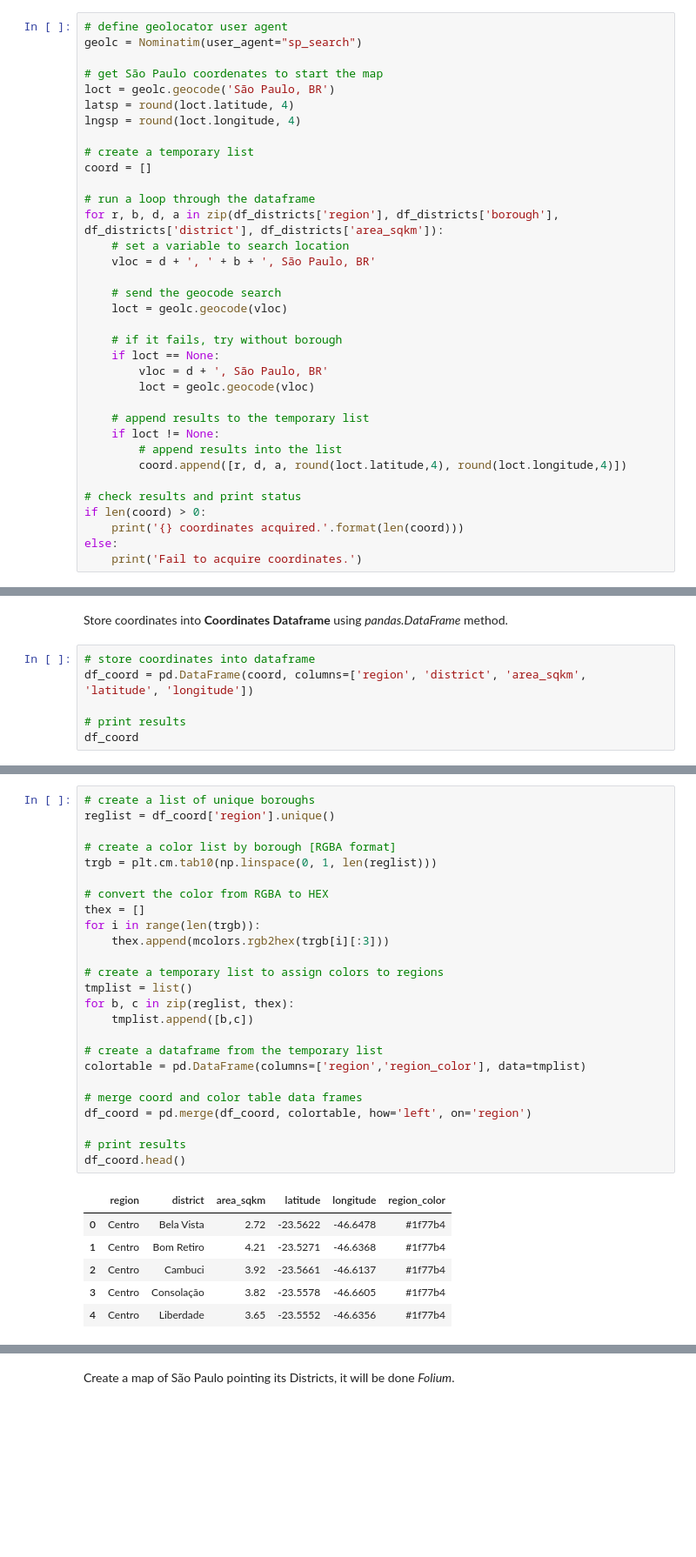
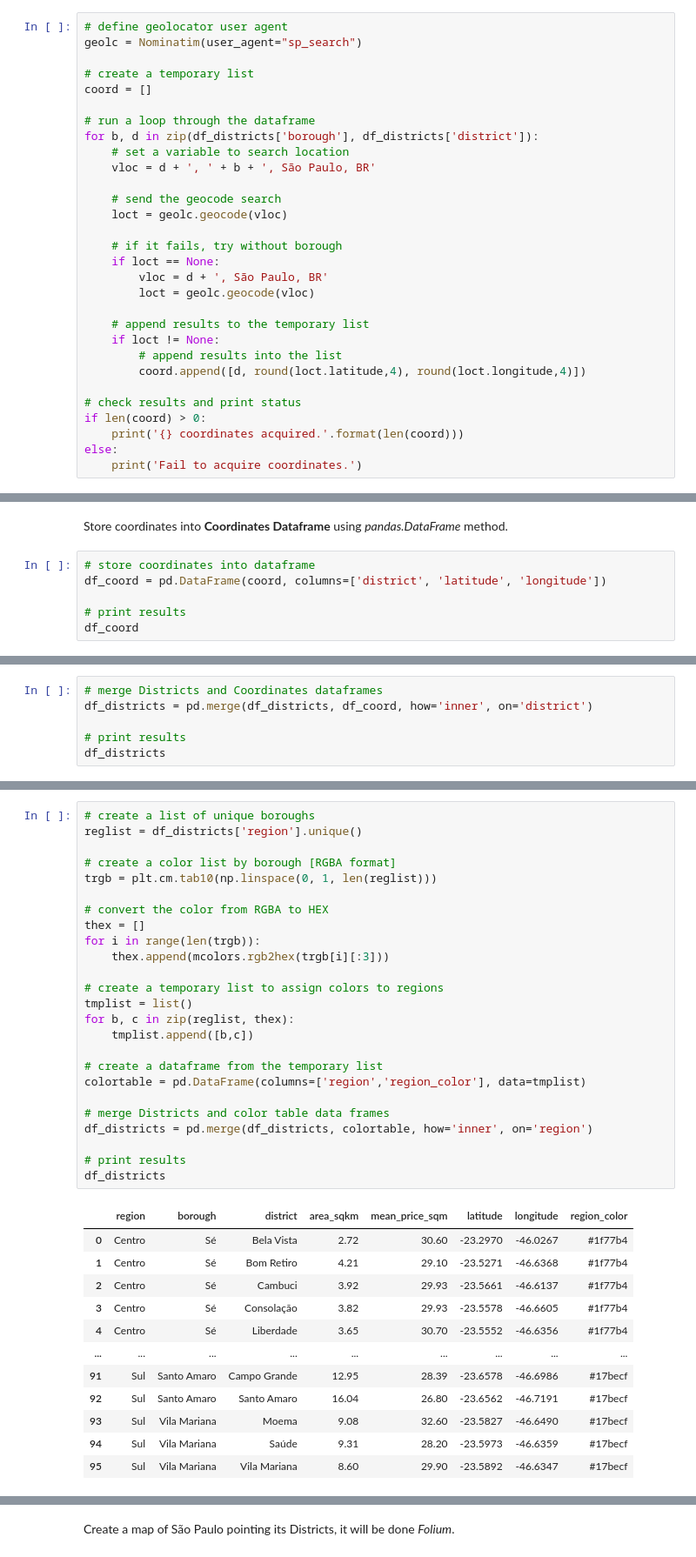
Before and after one commit to sjsilvabr/Coursera_Capstone, a Jupyter notebook: Capstone_Notebook.ipynb, the cells around one changed output, grey strips where cells are left out. Shown at 87% size. Saved outputs shown, nothing was run; the diff lists cells and outputs as text; blank space fills up the shorter version.

```diff
--- a/Capstone_Notebook.ipynb
+++ b/Capstone_Notebook.ipynb
@@ -1329,17 +1324,12 @@ To point the districts on the map, their coordinates are required. Get districts
 # %%
 # define geolocator user agent
 geolc = Nominatim(user_agent="sp_search")
-
-# get São Paulo coordenates to start the map
-loct = geolc.geocode('São Paulo, BR')
-latsp = round(loct.latitude, 4)
-lngsp = round(loct.longitude, 4)
 
 # create a temporary list
 coord = []
 
 # run a loop through the dataframe
-for r, b, d, a in zip(df_districts['region'], df_districts['borough'], df_districts['district'], df_districts['area_sqkm']):
+for b, d in zip(df_districts['borough'], df_districts['district']):
     # set a variable to search location
     vloc = d + ', ' + b + ', São Paulo, BR'
 
@@ -1354,7 +1344,7 @@ for r, b, d, a in zip(df_districts['region'], df_districts['borough'], df_distri
     # append results to the temporary list
     if loct != None:
         # append results into the list
-        coord.append([r, d, a, round(loct.latitude,4), round(loct.longitude,4)])
+        coord.append([d, round(loct.latitude,4), round(loct.longitude,4)])
 
 # check results and print status
 if len(coord) > 0:
@@ -1367,7 +1357,7 @@ else:
 Store coordinates into __Coordinates Dataframe__ using _pandas.DataFrame_ method.
 # %%
 # store coordinates into dataframe
-df_coord = pd.DataFrame(coord, columns=['region', 'district', 'area_sqkm', 'latitude', 'longitude'])
+df_coord = pd.DataFrame(coord, columns=['district', 'latitude', 'longitude'])
 
 # print results
 df_coord
@@ -1387,0 +1380,6 @@ df_coord
+# %%
+# merge Districts and Coordinates dataframes
+df_districts = pd.merge(df_districts, df_coord, how='inner', on='district')
+
+# print results
+df_districts
@@ -1390,32 +1402,38 @@ Define a __regions color table__ for better visualization on the map. Color defi
 # %%
 # create a list of unique boroughs
-reglist = df_coord['region'].unique()
+reglist = df_districts['region'].unique()
 
 # create a color list by borough [RGBA format]
 trgb = plt.cm.tab10(np.linspace(0, 1, len(reglist)))
 
 # convert the color from RGBA to HEX
 thex = []
 for i in range(len(trgb)):
     thex.append(mcolors.rgb2hex(trgb[i][:3]))
 
 # create a temporary list to assign colors to regions
 tmplist = list()
 for b, c in zip(reglist, thex):
     tmplist.append([b,c])
 
 # create a dataframe from the temporary list
 colortable = pd.DataFrame(columns=['region','region_color'], data=tmplist)
 
-# merge coord and color table data frames
-df_coord = pd.merge(df_coord, colortable, how='left', on='region')
+# merge Districts and color table data frames
+df_districts = pd.merge(df_districts, colortable, how='inner', on='region')
 
 # print results
-df_coord.head()
+df_districts
 # %% [output]
-|  | region | district | area_sqkm | latitude | longitude | region_color |
-| 0 | Centro | Bela Vista | 2.72 | -23.5622 | -46.6478 | #1f77b4 |
-| 1 | Centro | Bom Retiro | 4.21 | -23.5271 | -46.6368 | #1f77b4 |
-| 2 | Centro | Cambuci | 3.92 | -23.5661 | -46.6137 | #1f77b4 |
-| 3 | Centro | Consolação | 3.82 | -23.5578 | -46.6605 | #1f77b4 |
-| 4 | Centro | Liberdade | 3.65 | -23.5552 | -46.6356 | #1f77b4 |
+|  | region | borough | district | area_sqkm | mean_price_sqm | latitude | longitude | region_color |
+| 0 | Centro | Sé | Bela Vista | 2.72 | 30.60 | -23.2970 | -46.0267 | #1f77b4 |
+| 1 | Centro | Sé | Bom Retiro | 4.21 | 29.10 | -23.5271 | -46.6368 | #1f77b4 |
+| 2 | Centro | Sé | Cambuci | 3.92 | 29.93 | -23.5661 | -46.6137 | #1f77b4 |
+| 3 | Centro | Sé | Consolação | 3.82 | 29.93 | -23.5578 | -46.6605 | #1f77b4 |
+| 4 | Centro | Sé | Liberdade | 3.65 | 30.70 | -23.5552 | -46.6356 | #1f77b4 |
+| ... | ... | ... | ... | ... | ... | ... | ... | ... |
+| 91 | Sul | Santo Amaro | Campo Grande | 12.95 | 28.39 | -23.6578 | -46.6986 | #17becf |
+| 92 | Sul | Santo Amaro | Santo Amaro | 16.04 | 26.80 | -23.6562 | -46.7191 | #17becf |
+| 93 | Sul | Vila Mariana | Moema | 9.08 | 32.60 | -23.5827 | -46.6490 | #17becf |
+| 94 | Sul | Vila Mariana | Saúde | 9.31 | 28.20 | -23.5973 | -46.6359 | #17becf |
+| 95 | Sul | Vila Mariana | Vila Mariana | 8.60 | 29.90 | -23.5892 | -46.6347 | #17becf |
```
Also changed, not shown: parts of 59 cells of this notebook.
